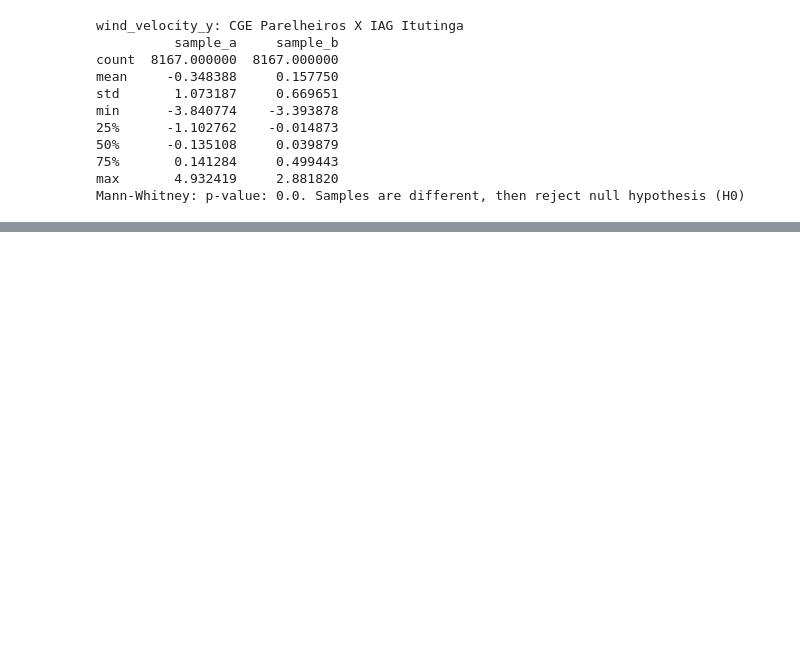
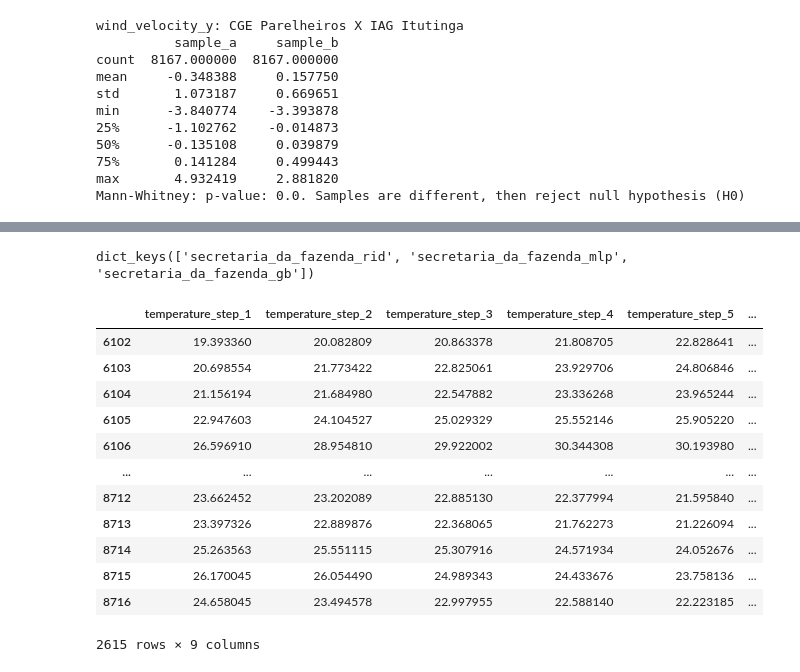
Before and after one commit to plbalmeida/ml-uhi, a Jupyter notebook: notebooks/5.0-iag-data-analysis.ipynb, the cells around one changed output, grey strips where cells are left out. Saved outputs shown, nothing was run; the diff lists cells and outputs as text; code cells hidden in the pictures; blank space fills up the shorter version.

```diff
--- a/notebooks/5.0-iag-data-analysis.ipynb
+++ b/notebooks/5.0-iag-data-analysis.ipynb
@@ -660,0 +791,14 @@ Mann-Whitney: p-value: 0.0. Samples are different, then reject null hypothesis (
+# %%
+# feature engineering on IAG urban and rural data
+def feature_eng(df):
+    df["timestamp"] = pd.to_datetime(df["timestamp"])
+    df = df.set_index("timestamp")
+    to_drop = ["station", "station_name"]
+    cols = list(df.drop(to_drop, axis=1).columns)
+    df = feature_engineer(df=df, features=cols, lags=12, window=12)
+    cols.remove("temperature")
+    df = df.drop(cols, axis=1)
+    return df
+
+SFZe_2017_processed = feature_eng(SFZe_2017)
+ITU_2017_processed = feature_eng(ITU_2017)
@@ -660,0 +946,3 @@ Mann-Whitney: p-value: 0.0. Samples are different, then reject null hypothesis (
+# %%
+preds = ml_pred(SFZe_2017_processed)
+preds
@@ -660,0 +984,20 @@ Mann-Whitney: p-value: 0.0. Samples are different, then reject null hypothesis (
+# %%
+preds.keys()
+# %% [output]
+dict_keys(['secretaria_da_fazenda_rid', 'secretaria_da_fazenda_mlp', 'secretaria_da_fazenda_gb'])
+# %%
+preds["secretaria_da_fazenda_rid"]
+# %% [output]
+|  | temperature_step_1 | temperature_step_2 | temperature_step_3 | temperature_step_4 | temperature_step_5 | ... |
+| 6102 | 19.393360 | 20.082809 | 20.863378 | 21.808705 | 22.828641 | ... |
+| 6103 | 20.698554 | 21.773422 | 22.825061 | 23.929706 | 24.806846 | ... |
+| 6104 | 21.156194 | 21.684980 | 22.547882 | 23.336268 | 23.965244 | ... |
+| 6105 | 22.947603 | 24.104527 | 25.029329 | 25.552146 | 25.905220 | ... |
+| 6106 | 26.596910 | 28.954810 | 29.922002 | 30.344308 | 30.193980 | ... |
+| ... | ... | ... | ... | ... | ... | ... |
+| 8712 | 23.662452 | 23.202089 | 22.885130 | 22.377994 | 21.595840 | ... |
+| 8713 | 23.397326 | 22.889876 | 22.368065 | 21.762273 | 21.226094 | ... |
+| 8714 | 25.263563 | 25.551115 | 25.307916 | 24.571934 | 24.052676 | ... |
+| 8715 | 26.170045 | 26.054490 | 24.989343 | 24.433676 | 23.758136 | ... |
+| 8716 | 24.658045 | 23.494578 | 22.997955 | 22.588140 | 22.223185 | ... |
+2615 rows × 9 columns
```
Also changed, not shown: parts of 12 cells of this notebook.
